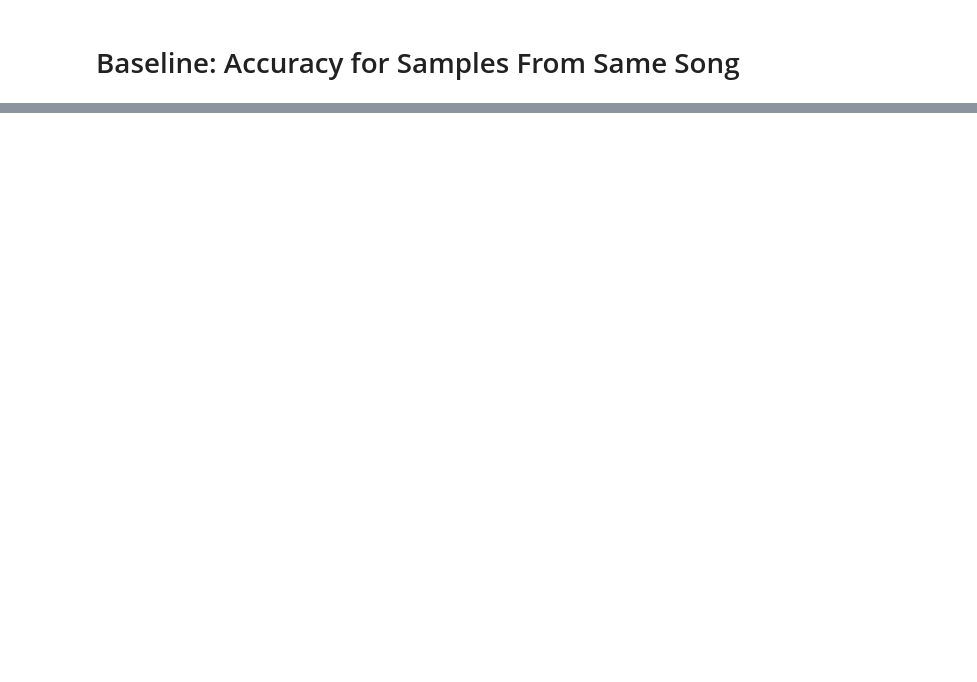
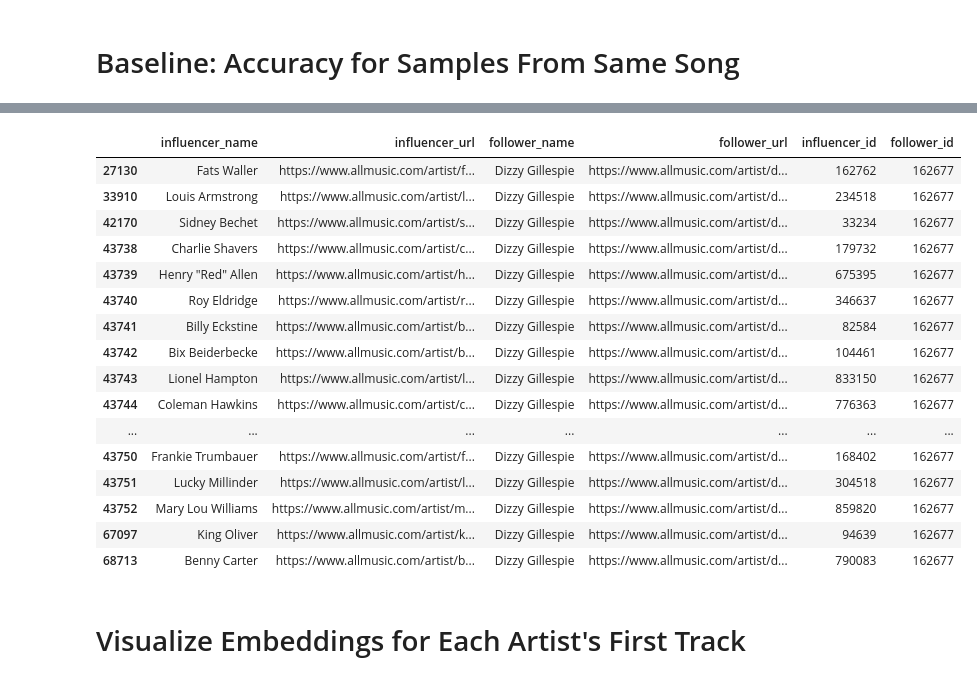
Before and after one commit to wzeyuann/music_influence, a Jupyter notebook: siamese/Validate-Siamese-First-Track.ipynb, the cells around one changed output, grey strips where cells are left out. Cells and saved outputs as stored; diff of their text form; code cells hidden in the pictures; blank space fills up the shorter version.

```diff
--- a/siamese/Validate-Siamese-First-Track.ipynb
+++ b/siamese/Validate-Siamese-First-Track.ipynb
@@ -208,0 +308,3 @@ accuracy_score(Y_actual_same, np.array(Y_pred_same) > 0.5)
+# %%
+# Load influence relationships
+influences = pd.read_csv('../data/allmusic/influences_cleaned.csv')
@@ -209,3 +419,25 @@ accuracy_score(Y_actual_same, np.array(Y_pred_same) > 0.5)
+# %%
+influences[influences['follower_name'] == 'Dizzy Gillespie']
+# %% [output]
+|  | influencer_name | influencer_url | follower_name | follower_url | influencer_id | follower_id |
+| 27130 | Fats Waller | https://www.allmusic.com/artist/f... | Dizzy Gillespie | https://www.allmusic.com/artist/d... | 162762 | 162677 |
+| 33910 | Louis Armstrong | https://www.allmusic.com/artist/l... | Dizzy Gillespie | https://www.allmusic.com/artist/d... | 234518 | 162677 |
+| 42170 | Sidney Bechet | https://www.allmusic.com/artist/s... | Dizzy Gillespie | https://www.allmusic.com/artist/d... | 33234 | 162677 |
+| 43738 | Charlie Shavers | https://www.allmusic.com/artist/c... | Dizzy Gillespie | https://www.allmusic.com/artist/d... | 179732 | 162677 |
+| 43739 | Henry "Red" Allen | https://www.allmusic.com/artist/h... | Dizzy Gillespie | https://www.allmusic.com/artist/d... | 675395 | 162677 |
+| 43740 | Roy Eldridge | https://www.allmusic.com/artist/r... | Dizzy Gillespie | https://www.allmusic.com/artist/d... | 346637 | 162677 |
+| 43741 | Billy Eckstine | https://www.allmusic.com/artist/b... | Dizzy Gillespie | https://www.allmusic.com/artist/d... | 82584 | 162677 |
+| 43742 | Bix Beiderbecke | https://www.allmusic.com/artist/b... | Dizzy Gillespie | https://www.allmusic.com/artist/d... | 104461 | 162677 |
+| 43743 | Lionel Hampton | https://www.allmusic.com/artist/l... | Dizzy Gillespie | https://www.allmusic.com/artist/d... | 833150 | 162677 |
+| 43744 | Coleman Hawkins | https://www.allmusic.com/artist/c... | Dizzy Gillespie | https://www.allmusic.com/artist/d... | 776363 | 162677 |
+| ... | ... | ... | ... | ... | ... | ... |
+| 43750 | Frankie Trumbauer | https://www.allmusic.com/artist/f... | Dizzy Gillespie | https://www.allmusic.com/artist/d... | 168402 | 162677 |
+| 43751 | Lucky Millinder | https://www.allmusic.com/artist/l... | Dizzy Gillespie | https://www.allmusic.com/artist/d... | 304518 | 162677 |
+| 43752 | Mary Lou Williams | https://www.allmusic.com/artist/m... | Dizzy Gillespie | https://www.allmusic.com/artist/d... | 859820 | 162677 |
+| 67097 | King Oliver | https://www.allmusic.com/artist/k... | Dizzy Gillespie | https://www.allmusic.com/artist/d... | 94639 | 162677 |
+| 68713 | Benny Carter | https://www.allmusic.com/artist/b... | Dizzy Gillespie | https://www.allmusic.com/artist/d... | 790083 | 162677 |
+# %% [markdown]
+# Visualize Embeddings for Each Artist's First Track
 # %%
 # Use weights from trained model to build a truncated embedding model to get
 # fixed size embedding for each sample
```
Also changed, not shown: parts of 25 cells of this notebook, 5 other files.
